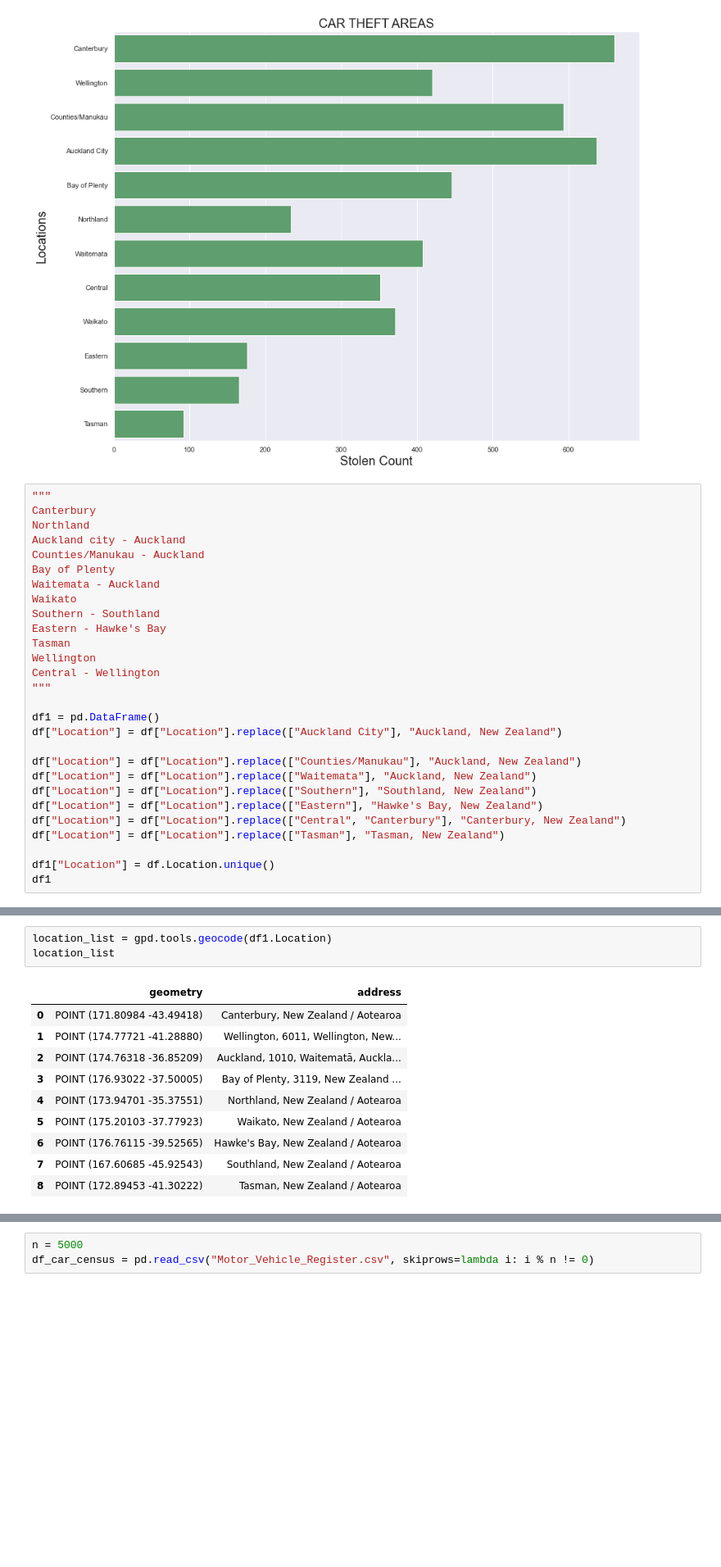
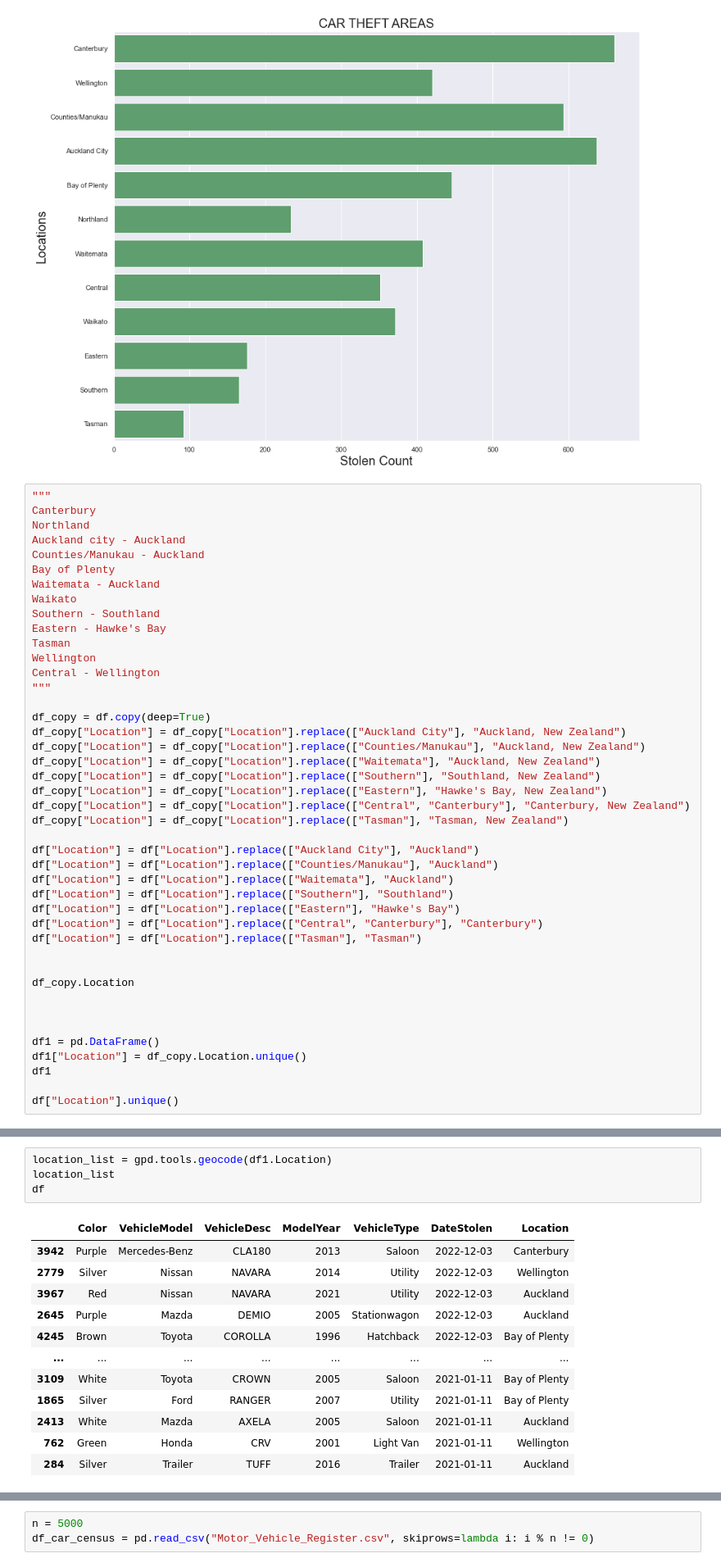
Before and after one commit to lodfod/databootcamp-finalproject, a Jupyter notebook: finalproject.ipynb, the cells around one changed output, grey strips where cells are left out. Shown: that part at 82% size. Drawn from its saved outputs; the diff is of its cells as text; blank space fills up the shorter version.

```diff
--- a/finalproject.ipynb
+++ b/finalproject.ipynb
@@ -68,16 +68,31 @@ Wellington
 Central - Wellington
 """
 
+df_copy = df.copy(deep=True)
+df_copy["Location"] = df_copy["Location"].replace(["Auckland City"], "Auckland, New Zealand")
+df_copy["Location"] = df_copy["Location"].replace(["Counties/Manukau"], "Auckland, New Zealand")
+df_copy["Location"] = df_copy["Location"].replace(["Waitemata"], "Auckland, New Zealand")
+df_copy["Location"] = df_copy["Location"].replace(["Southern"], "Southland, New Zealand")
+df_copy["Location"] = df_copy["Location"].replace(["Eastern"], "Hawke's Bay, New Zealand")
+df_copy["Location"] = df_copy["Location"].replace(["Central", "Canterbury"], "Canterbury, New Zealand")
+df_copy["Location"] = df_copy["Location"].replace(["Tasman"], "Tasman, New Zealand")
+
+df["Location"] = df["Location"].replace(["Auckland City"], "Auckland")
+df["Location"] = df["Location"].replace(["Counties/Manukau"], "Auckland")
+df["Location"] = df["Location"].replace(["Waitemata"], "Auckland")
+df["Location"] = df["Location"].replace(["Southern"], "Southland")
+df["Location"] = df["Location"].replace(["Eastern"], "Hawke's Bay")
+df["Location"] = df["Location"].replace(["Central", "Canterbury"], "Canterbury")
+df["Location"] = df["Location"].replace(["Tasman"], "Tasman")
+
+
+df_copy.Location
+
+
+
 df1 = pd.DataFrame()
-df["Location"] = df["Location"].replace(["Auckland City"], "Auckland, New Zealand")
+df1["Location"] = df_copy.Location.unique()
+df1
 
-df["Location"] = df["Location"].replace(["Counties/Manukau"], "Auckland, New Zealand")
-df["Location"] = df["Location"].replace(["Waitemata"], "Auckland, New Zealand")
-df["Location"] = df["Location"].replace(["Southern"], "Southland, New Zealand")
-df["Location"] = df["Location"].replace(["Eastern"], "Hawke's Bay, New Zealand")
-df["Location"] = df["Location"].replace(["Central", "Canterbury"], "Canterbury, New Zealand")
-df["Location"] = df["Location"].replace(["Tasman"], "Tasman, New Zealand")
-
-df1["Location"] = df.Location.unique()
-df1
+df["Location"].unique()
 # %% [output]
@@ -94,14 +102,17 @@ df1
 # %%
 location_list = gpd.tools.geocode(df1.Location)
 location_list
+df
 # %% [output]
-|  | geometry | address |
-| 0 | POINT (171.80984 -43.49418) | Canterbury, New Zealand / Aotearoa |
-| 1 | POINT (174.77721 -41.28880) | Wellington, 6011, Wellington, New... |
-| 2 | POINT (174.76318 -36.85209) | Auckland, 1010, Waitematā, Auckla... |
-| 3 | POINT (176.93022 -37.50005) | Bay of Plenty, 3119, New Zealand ... |
-| 4 | POINT (173.94701 -35.37551) | Northland, New Zealand / Aotearoa |
-| 5 | POINT (175.20103 -37.77923) | Waikato, New Zealand / Aotearoa |
-| 6 | POINT (176.76115 -39.52565) | Hawke's Bay, New Zealand / Aotearoa |
-| 7 | POINT (167.60685 -45.92543) | Southland, New Zealand / Aotearoa |
-| 8 | POINT (172.89453 -41.30222) | Tasman, New Zealand / Aotearoa |
+|  | Color | VehicleModel | VehicleDesc | ModelYear | VehicleType | DateStolen | Location |
+| 3942 | Purple | Mercedes-Benz | CLA180 | 2013 | Saloon | 2022-12-03 | Canterbury |
+| 2779 | Silver | Nissan | NAVARA | 2014 | Utility | 2022-12-03 | Wellington |
+| 3967 | Red | Nissan | NAVARA | 2021 | Utility | 2022-12-03 | Auckland |
+| 2645 | Purple | Mazda | DEMIO | 2005 | Stationwagon | 2022-12-03 | Auckland |
+| 4245 | Brown | Toyota | COROLLA | 1996 | Hatchback | 2022-12-03 | Bay of Plenty |
+| ... | ... | ... | ... | ... | ... | ... | ... |
+| 3109 | White | Toyota | CROWN | 2005 | Saloon | 2021-01-11 | Bay of Plenty |
+| 1865 | Silver | Ford | RANGER | 2007 | Utility | 2021-01-11 | Bay of Plenty |
+| 2413 | White | Mazda | AXELA | 2005 | Saloon | 2021-01-11 | Auckland |
+| 762 | Green | Honda | CRV | 2001 | Light Van | 2021-01-11 | Wellington |
+| 284 | Silver | Trailer | TUFF | 2016 | Trailer | 2021-01-11 | Auckland |
```
Also changed, not shown: parts of 15 cells of this notebook, 3 other files.
